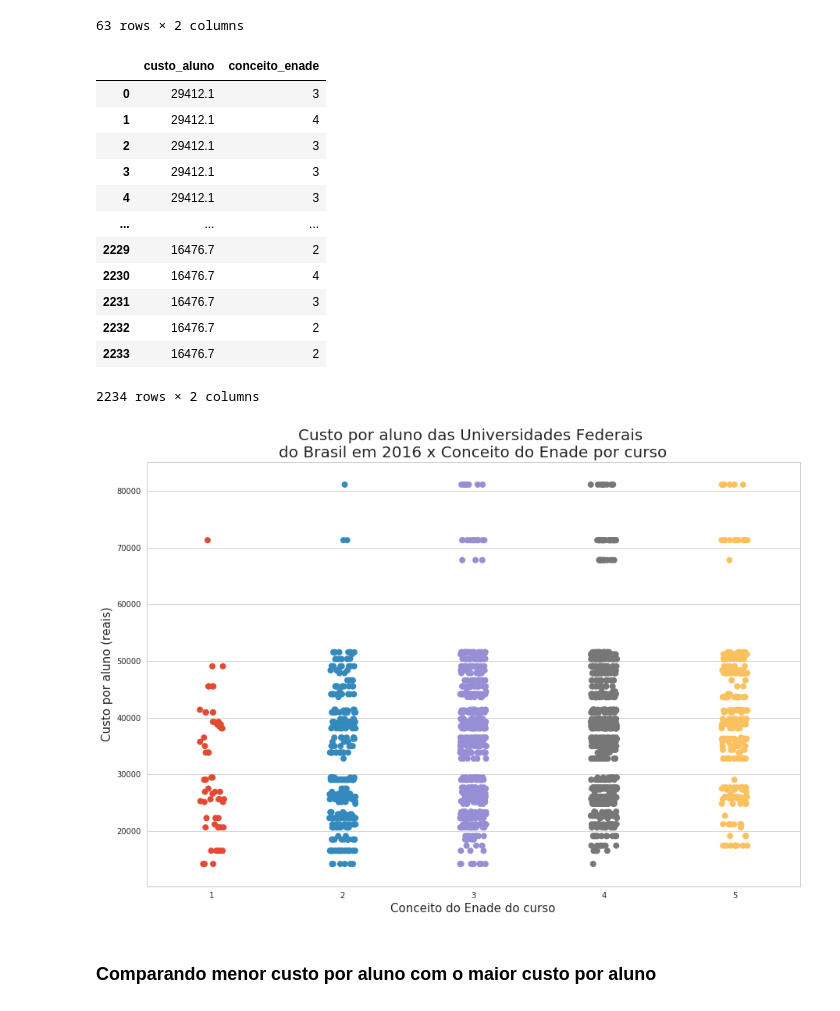
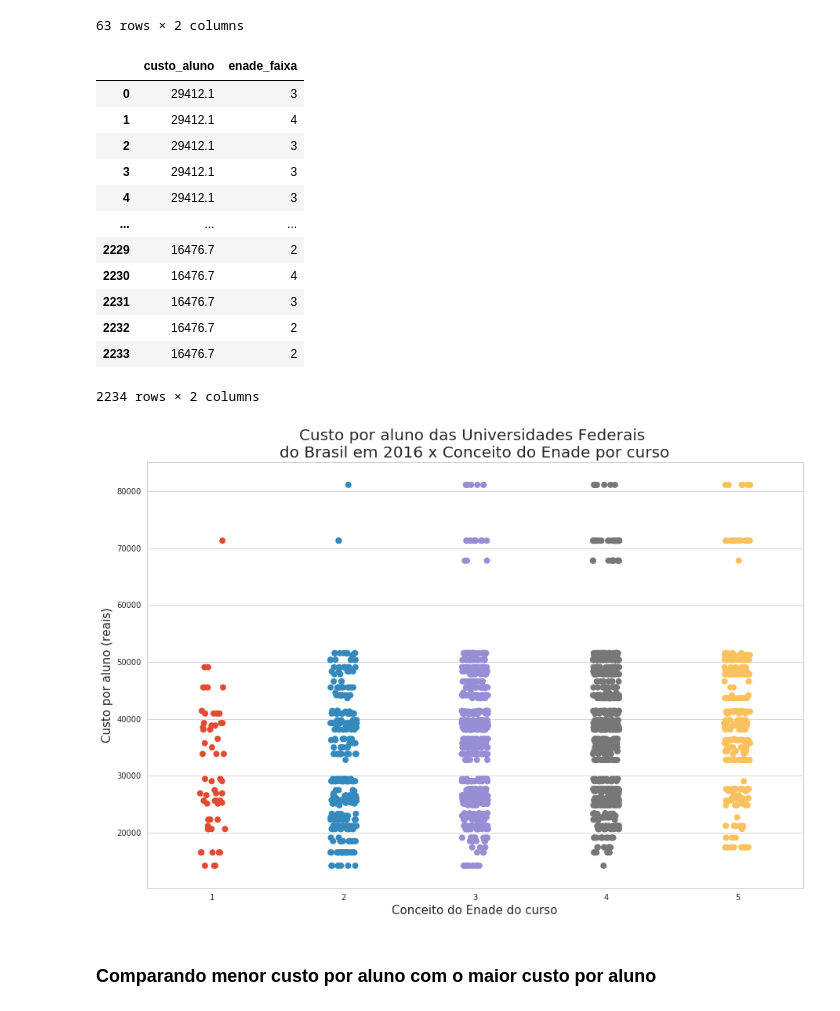
Before and after one commit to francinaldocn/MC_2019.2, a Jupyter notebook: questao1.ipynb, the cells around one changed output. Drawn from its saved outputs; the diff is of its cells as text; code cells hidden in the pictures.

```diff
--- a/questao1.ipynb
+++ b/questao1.ipynb
@@ -66,9 +68,9 @@ resultados_enade_tudo = pd.read_csv('ENADE2017/dados/resultados_conceito_enade_2
 siglas_ies = list(ies_custo['sigla'])
 resultados_enade_ies_tudo = resultados_enade_tudo[resultados_enade_tudo['Sigla da IES'].isin(siglas_ies)]
 resultados_enade_ies_tudo = resultados_enade_ies_tudo[resultados_enade_ies_tudo['Conceito Enade (Faixa)'] != 'SC']
-resultados_enade_ies = resultados_enade_ies_tudo.filter(['Sigla da IES', 'Conceito Enade (Contínuo)'])
-
-resultados_enade_ies = resultados_enade_ies.rename(columns={"Sigla da IES": "sigla", "Conceito Enade (Contínuo)": "enade"}, errors="raise")
+resultados_enade_ies_tudo = resultados_enade_ies_tudo.filter(['Sigla da IES', 'Conceito Enade (Contínuo)', 'Conceito Enade (Faixa)'])
+resultados_enade_ies_tudo = resultados_enade_ies_tudo.rename(columns={"Sigla da IES": "sigla", "Conceito Enade (Contínuo)": "enade", "Conceito Enade (Faixa)": "enade_faixa"}, errors="raise")
+resultados_enade_ies = resultados_enade_ies_tudo.filter(['sigla', 'enade'])
 
 resultados_enade_ies['enade'].replace(regex=True, inplace=True, to_replace=r'\,\\?', value=r'.')
 resultados_enade_ies['enade'] = pd.to_numeric(resultados_enade_ies['enade'])
@@ -161,0 +147,4 @@ resultados_enade_cursos_faixa
+# %%
+resultados_enade_ies_tudo
+resultados_enade_cursos_faixa = resultados_enade_ies_tudo.reset_index().filter(['sigla', 'enade_faixa'])
+resultados_enade_cursos_faixa
@@ -178,11 +181,10 @@ ies_custo_aluno
 63 rows × 2 columns
 # %%
 enade_custo_curso = pd.merge(ies_custo_aluno, resultados_enade_cursos_faixa, how='inner', left_on='sigla', right_on='sigla')
-enade_custo_curso = enade_custo_curso.filter(['custo_aluno', 'conceito_enade'])
-# enade_custo_curso = enade_custo_curso[enade_custo_curso['conceito_enade'] != 'SC']
+enade_custo_curso = enade_custo_curso.filter(['custo_aluno', 'enade_faixa'])
 enade_custo_curso
 # %% [output]
-|  | custo_aluno | conceito_enade |
+|  | custo_aluno | enade_faixa |
 | 0 | 29412.1 | 3 |
 | 1 | 29412.1 | 4 |
 | 2 | 29412.1 | 3 |
@@ -198,16 +200,16 @@ enade_custo_curso
 # %%
 fig, gph = plt.subplots(figsize=(15,10))
 
-gph = sns.stripplot(x='conceito_enade', y='custo_aluno', data=enade_custo_curso.sort_values(by='conceito_enade', ascending=True), s=8, lw=1)
+gph = sns.stripplot(x='enade_faixa', y='custo_aluno', data=enade_custo_curso.sort_values(by='enade_faixa', ascending=True), s=8, lw=1)
 
 gph.set_title('Custo por aluno das Universidades Federais \ndo Brasil em 2016 x Conceito do Enade por curso', fontsize=20)
 
 gph.set_xlabel('Conceito do Enade do curso', fontsize=15)
 
 gph.set_ylabel('Custo por aluno (reais)', fontsize=15)
 
 plt.show()
 # %% [output]
-[figure, old version]
+[figure, new version]
 # %% [markdown]
 ### Comparando menor custo por aluno com o maior custo por aluno
```
Also changed, not shown: parts of 10 cells of this notebook.
